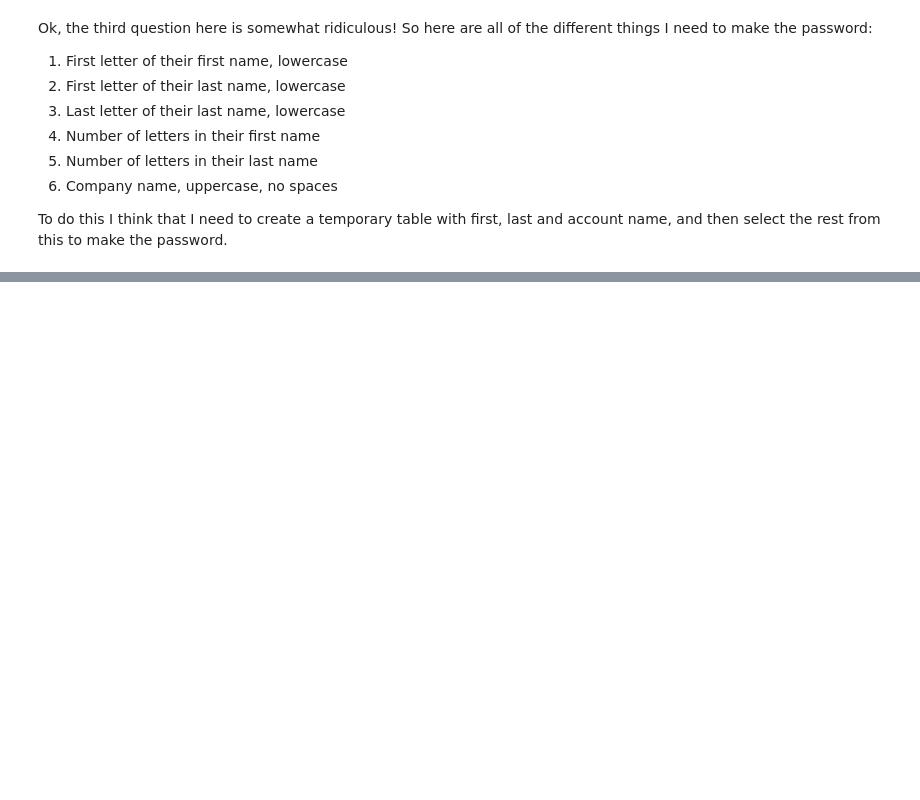
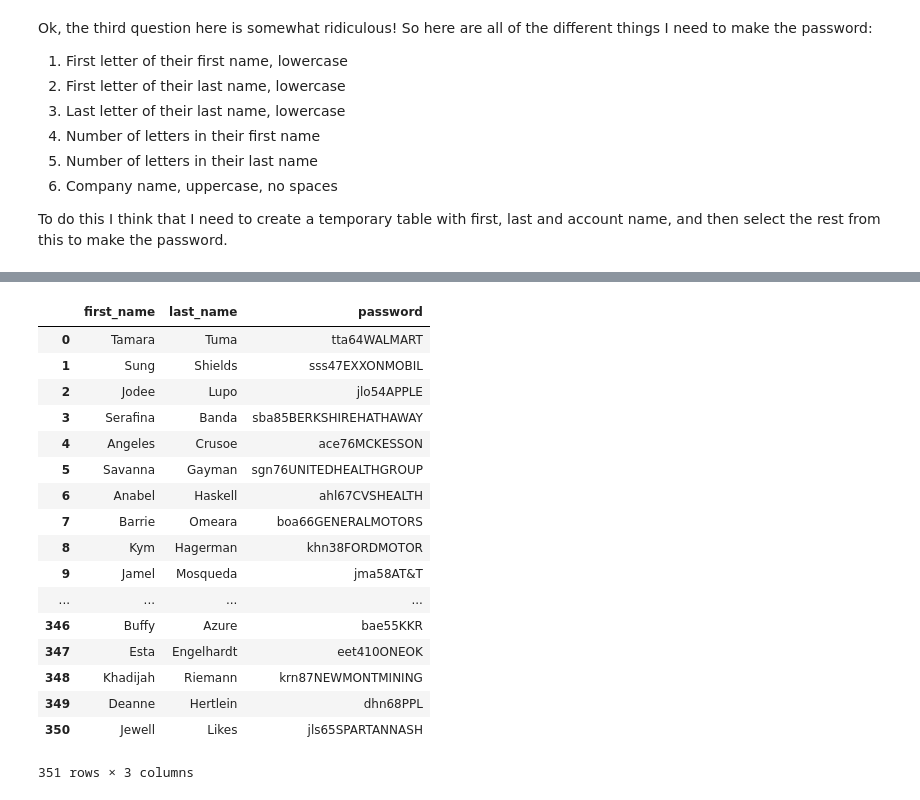
Before and after one commit to rebeccaebarnes/SQL-Practice, a Jupyter notebook: sql_practice.ipynb, the cells around one changed output, grey strips where cells are left out. Cells and saved outputs as stored; diff of their text form; code cells hidden in the pictures; blank space fills up the shorter version.

```diff
--- a/sql_practice.ipynb
+++ b/sql_practice.ipynb
@@ -3516,0 +3669,34 @@ Output:
+# %%
+sql_query('WITH t1 AS ( \
+                 SELECT SUBSTR(primary_poc, 1, INSTR(primary_poc, " ") - 1) first_name, \
+                        SUBSTR(primary_poc, INSTR(primary_poc, " ") + 1) last_name, \
+                        name \
+                 FROM accounts) \
+                 \
+           SELECT first_name, last_name, \
+                  SUBSTR(LOWER(first_name), 1, 1) || \
+                  SUBSTR(LOWER(last_name), 1, 1) || \
+                  SUBSTR(LOWER(last_name), -1) || \
+                  LENGTH(first_name) || \
+                  LENGTH(last_name) || \
+                  REPLACE(UPPER(name), " ", "") password \
+           FROM t1;')
+# %% [output]
+|  | first_name | last_name | password |
+| 0 | Tamara | Tuma | tta64WALMART |
+| 1 | Sung | Shields | sss47EXXONMOBIL |
+| 2 | Jodee | Lupo | jlo54APPLE |
+| 3 | Serafina | Banda | sba85BERKSHIREHATHAWAY |
+| 4 | Angeles | Crusoe | ace76MCKESSON |
+| 5 | Savanna | Gayman | sgn76UNITEDHEALTHGROUP |
+| 6 | Anabel | Haskell | ahl67CVSHEALTH |
+| 7 | Barrie | Omeara | boa66GENERALMOTORS |
+| 8 | Kym | Hagerman | khn38FORDMOTOR |
+| 9 | Jamel | Mosqueda | jma58AT&T |
+| ... | ... | ... | ... |
+| 346 | Buffy | Azure | bae55KKR |
+| 347 | Esta | Engelhardt | eet410ONEOK |
+| 348 | Khadijah | Riemann | krn87NEWMONTMINING |
+| 349 | Deanne | Hertlein | dhn68PPL |
+| 350 | Jewell | Likes | jls65SPARTANNASH |
+351 rows × 3 columns
```
Also changed, not shown: parts of 27 cells of this notebook.
